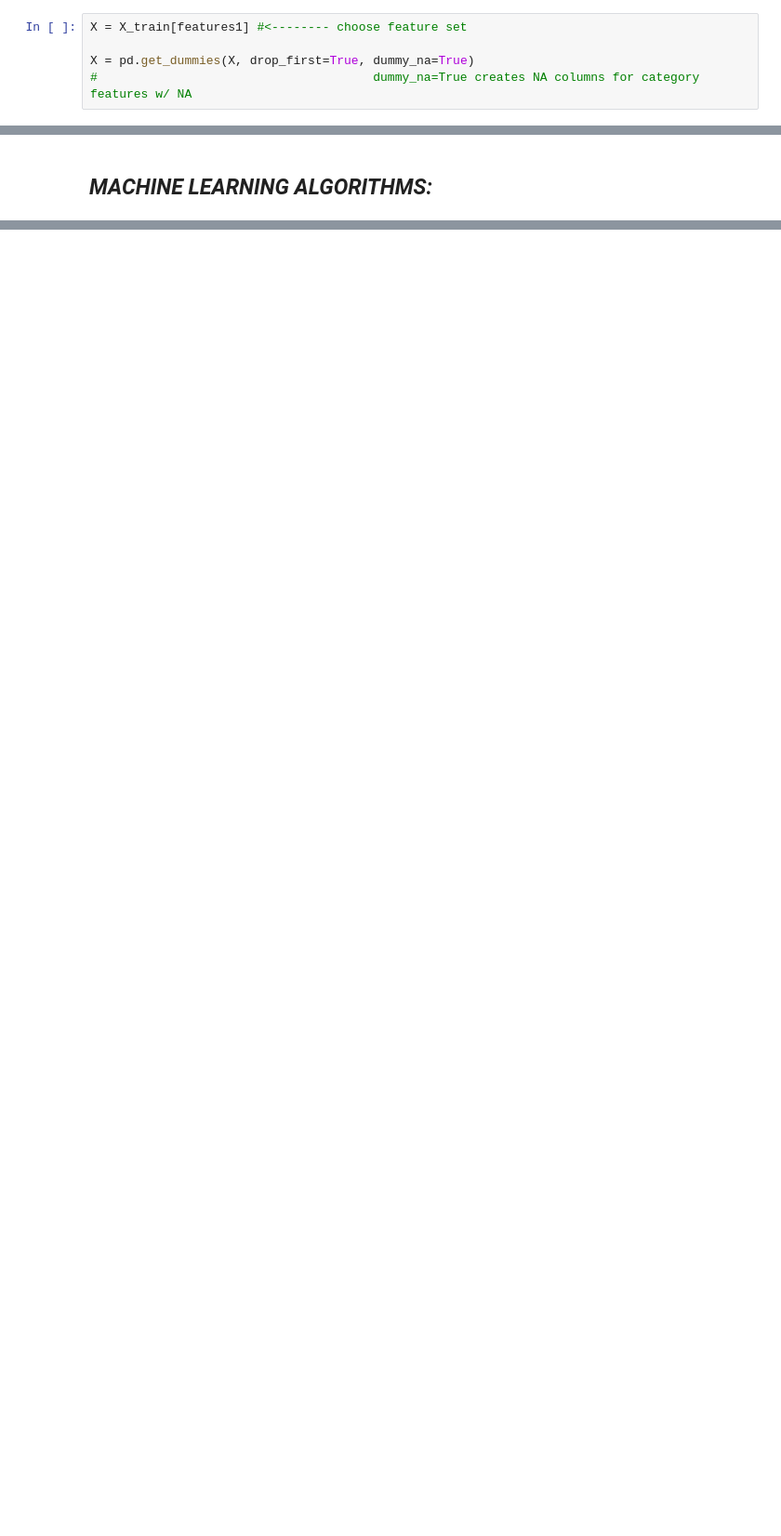
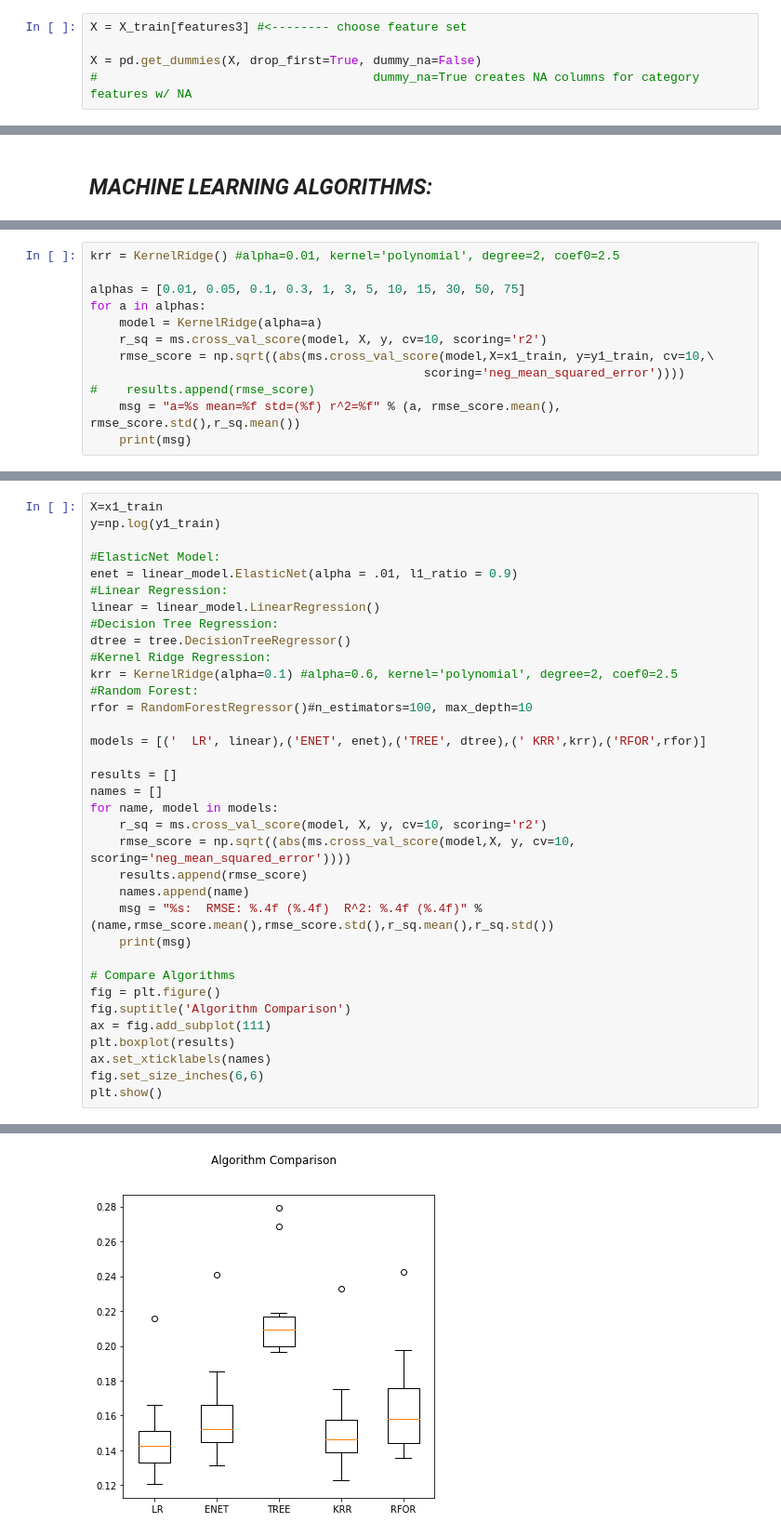
Before and after one commit to ariani86/Machine_Learning_Prohect, a Jupyter notebook: ML_ProjectCode.ipynb, the cells around one changed output, grey strips where cells are left out. Shown at 93% size. Cells and saved outputs as stored; diff of their text form; blank space fills up the shorter version.

Commit message:
Updated code with k-fold & ElasticNet

```diff
--- a/ML_ProjectCode.ipynb
+++ b/ML_ProjectCode.ipynb
@@ -288,9 +289,9 @@ features2 = ["LotArea","OverallQual","YearBuilt","1stFlrSF","GrLivArea","FullBat
 # %% [markdown]
 Get dummy variables for categorical features:
 # %%
-X = X_train[features1] #<-------- choose feature set
+X = X_train[features3] #<-------- choose feature set
 
-X = pd.get_dummies(X, drop_first=True, dummy_na=True)
+X = pd.get_dummies(X, drop_first=True, dummy_na=False)
 #                                      dummy_na=True creates NA columns for category features w/ NA
 # %% [markdown]
 Split Kaggle (training) dataset into training & test sets (80/20):
@@ -386,0 +351,12 @@ ValueError: Classification metrics can't handle a mix of multiclass and continuo
+# %%
+krr = KernelRidge() #alpha=0.01, kernel='polynomial', degree=2, coef0=2.5
+
+alphas = [0.01, 0.05, 0.1, 0.3, 1, 3, 5, 10, 15, 30, 50, 75]
+for a in alphas:
+    model = KernelRidge(alpha=a)
+    r_sq = ms.cross_val_score(model, X, y, cv=10, scoring='r2')
+    rmse_score = np.sqrt((abs(ms.cross_val_score(model,X=x1_train, y=y1_train, cv=10,\
+                                              scoring='neg_mean_squared_error'))))
+#    results.append(rmse_score)
+    msg = "a=%s mean=%f std=(%f) r^2=%f" % (a, rmse_score.mean(), rmse_score.std(),r_sq.mean())
+    print(msg)
@@ -386,0 +376,36 @@ ValueError: Classification metrics can't handle a mix of multiclass and continuo
+# %%
+X=x1_train
+y=np.log(y1_train)
+
+#ElasticNet Model:
+enet = linear_model.ElasticNet(alpha = .01, l1_ratio = 0.9)
+#Linear Regression:
+linear = linear_model.LinearRegression()
+#Decision Tree Regression:
+dtree = tree.DecisionTreeRegressor()
+#Kernel Ridge Regression:
+krr = KernelRidge(alpha=0.1) #alpha=0.6, kernel='polynomial', degree=2, coef0=2.5
+#Random Forest:
+rfor = RandomForestRegressor()#n_estimators=100, max_depth=10
+
+models = [('  LR', linear),('ENET', enet),('TREE', dtree),(' KRR',krr),('RFOR',rfor)]
+
+results = []
+names = []
+for name, model in models:
+    r_sq = ms.cross_val_score(model, X, y, cv=10, scoring='r2')
+    rmse_score = np.sqrt((abs(ms.cross_val_score(model,X, y, cv=10, scoring='neg_mean_squared_error'))))
+    results.append(rmse_score)
+    names.append(name)
+    msg = "%s:  RMSE: %.4f (%.4f)  R^2: %.4f (%.4f)" %(name,rmse_score.mean(),rmse_score.std(),r_sq.mean(),r_sq.std())
+    print(msg)
+
+# Compare Algorithms
+fig = plt.figure()
+fig.suptitle('Algorithm Comparison')
+ax = fig.add_subplot(111)
+plt.boxplot(results)
+ax.set_xticklabels(names)
+fig.set_size_inches(6,6)
+plt.show()
+# %% [output]
@@ -386,0 +417 @@ ValueError: Classification metrics can't handle a mix of multiclass and continuo
+[figure, added]
```
Also changed, not shown: parts of 19 cells of this notebook.
